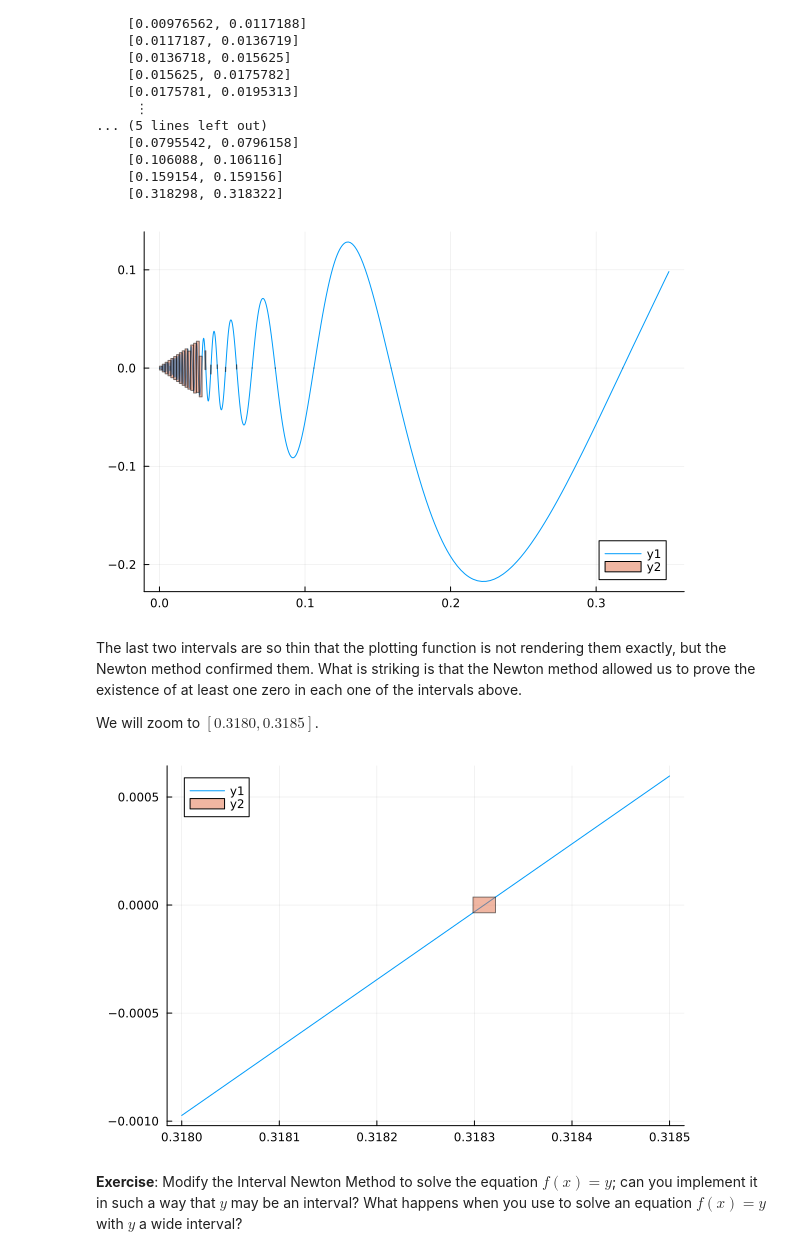
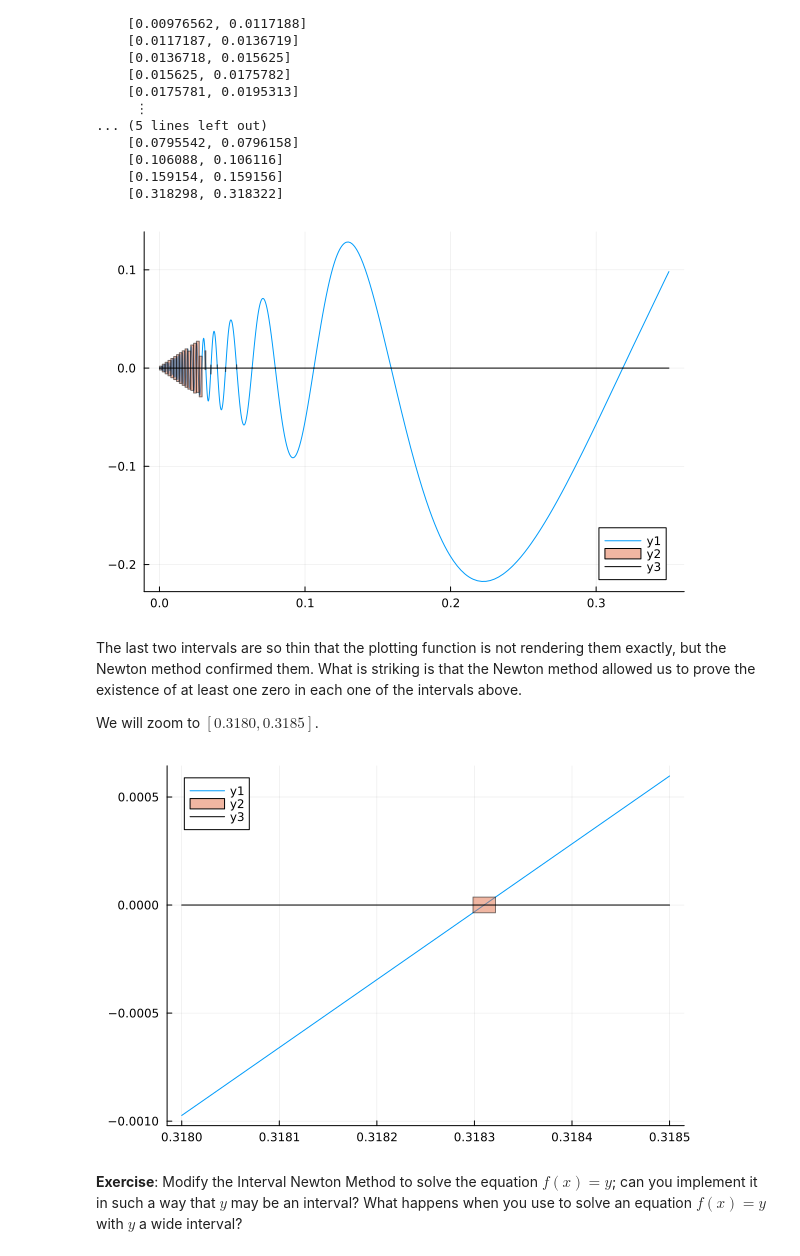
Before and after one commit to orkolorko/HSI2025, a Jupyter notebook: 2025Lecture2.ipynb, the cells around one changed output. Drawn from its saved outputs; the diff is of its cells as text; code cells hidden in the pictures.

```diff
--- a/2025Lecture2.ipynb
+++ b/2025Lecture2.ipynb
@@ -417,8 +433,9 @@ new_x = [Newton(f, x) for x in Xzeros]
 # %%
 plot(f, 0, 0.35)
 plot!(IntervalBox.(new_x, f.(new_x)))
+plot!(x->0, color = :black)
 # %% [output]
-[figure, old version]
+[figure, new version]
 # %% [markdown]
 The last two intervals are so thin that the plotting function is not rendering them exactly, but the Newton method confirmed them. What is striking is that the Newton method allowed us to prove the existence of at least one zero in each one of the intervals above.
 
@@ -426,8 +443,9 @@ We will zoom to $[0.3180, 0.3185]$.
 # %%
 plot(f, 0.3180, 0.3185)
 plot!(IntervalBox.(new_x[end], f.(new_x[end])))
+plot!(x->0, color = :black)
 # %% [output]
-[figure, old version]
+[figure, new version]
 # %% [markdown]
 __Exercise__: Modify the Interval Newton Method to solve the equation $f(x)=y$; can you implement it in such a way that $y$ may be an interval? What happens when you use to solve an equation $f(x)=y$ with $y$ a wide interval?
 # %% [markdown]
```
Also changed, not shown: parts of 4 cells of this notebook, 5 other files.
